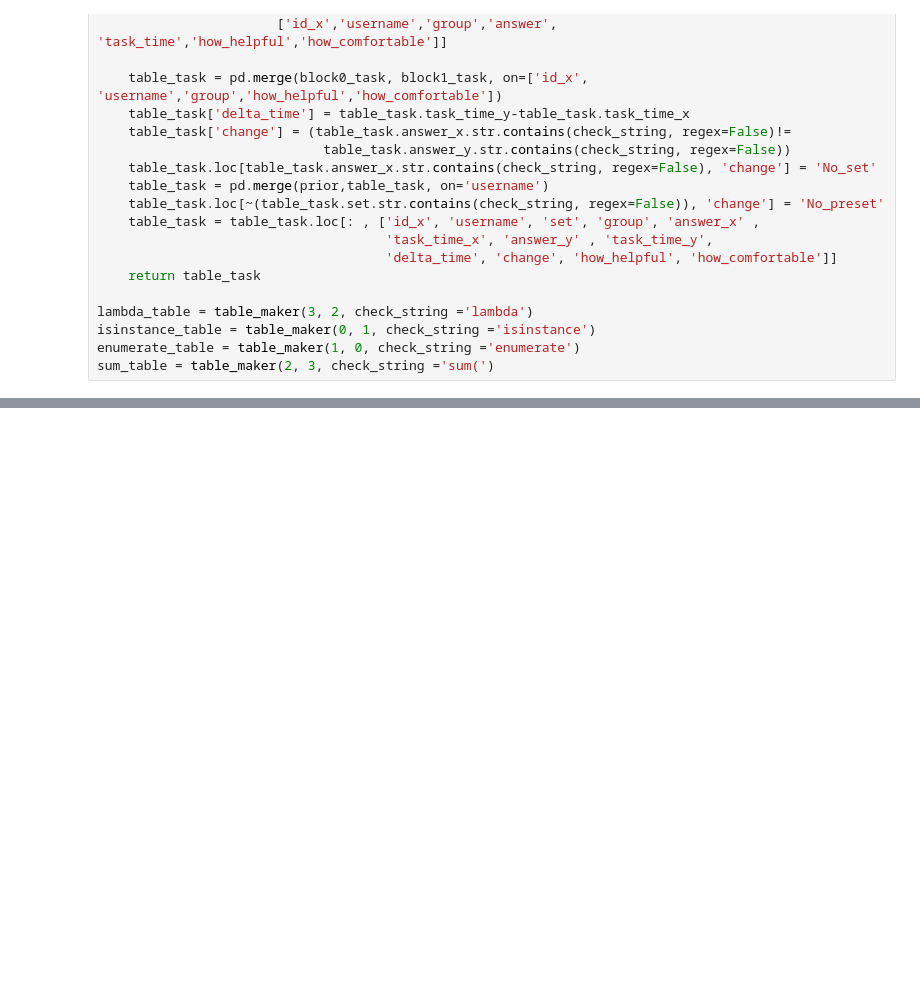
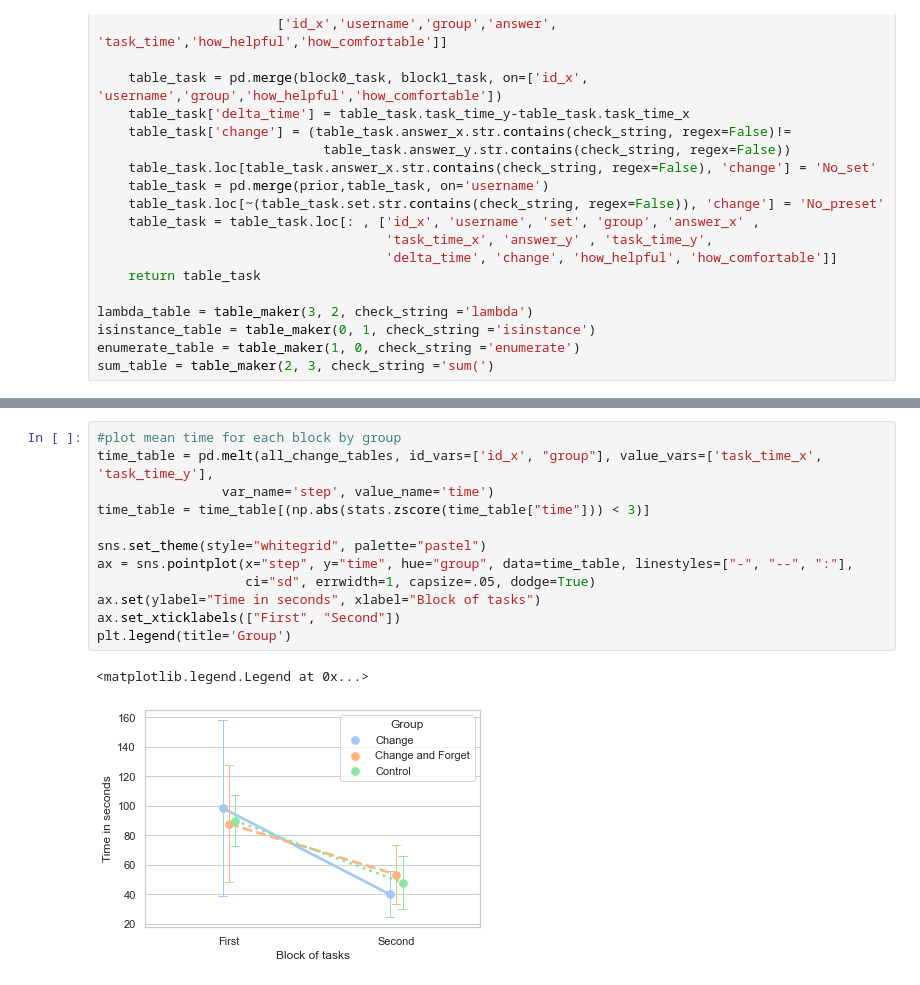
Before and after one commit to JetBrains-Research/overcoming, a Jupyter notebook: calculations/over_cal.ipynb, the cells around one changed output, grey strips where cells are left out. Saved outputs shown, nothing was run; the diff lists cells and outputs as text; blank space fills up the shorter version.

```diff
--- a/calculations/over_cal.ipynb
+++ b/calculations/over_cal.ipynb
@@ -136,0 +166,15 @@ sns.displot(new_df, x="set_y", hue="set_y", stat="density", alpha=0.6)
+# %%
+#plot mean time for each block by group
+time_table = pd.melt(all_change_tables, id_vars=['id_x', "group"], value_vars=['task_time_x', 'task_time_y'],
+                var_name='step', value_name='time')
+time_table = time_table[(np.abs(stats.zscore(time_table["time"])) < 3)]
+
+sns.set_theme(style="whitegrid", palette="pastel")
+ax = sns.pointplot(x="step", y="time", hue="group", data=time_table, linestyles=["-", "--", ":"],
+                   ci="sd", errwidth=1, capsize=.05, dodge=True)
+ax.set(ylabel="Time in seconds", xlabel="Block of tasks")
+ax.set_xticklabels(["First", "Second"])
+plt.legend(title='Group')
+# %% [output]
+<matplotlib.legend.Legend at 0x...>
+[figure, added]
```
Also changed, not shown: parts of 13 cells of this notebook.
